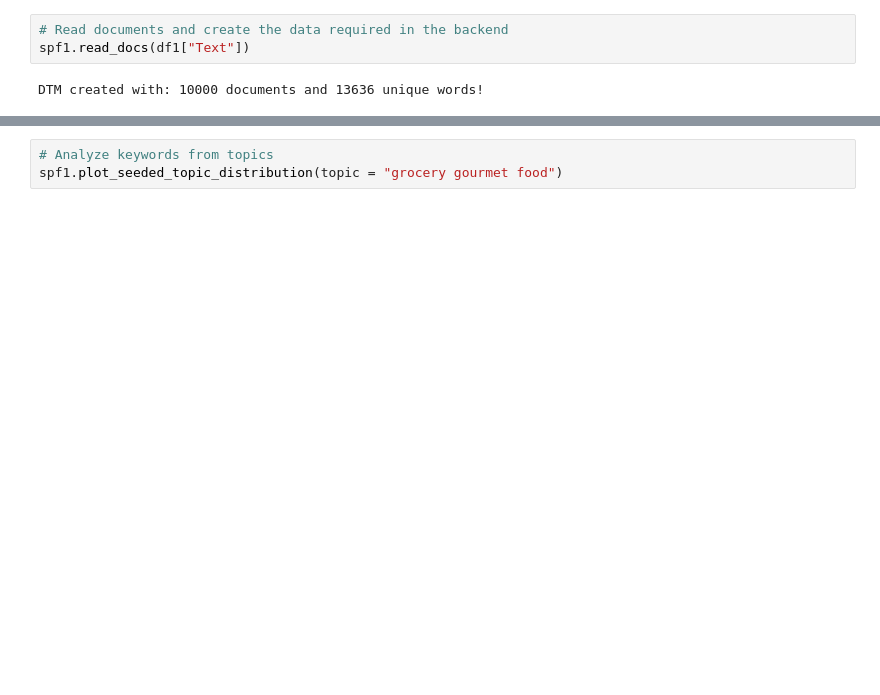
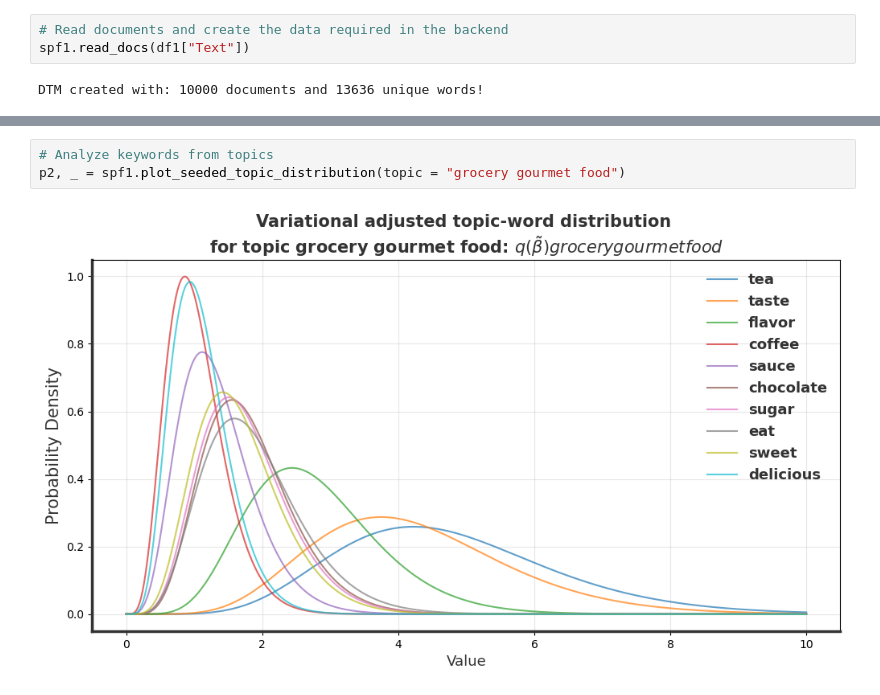
Before and after one commit to BPro2410/Seeded-Poisson-Factorization, a Jupyter notebook: analysis/examples/SPF_example_notebook.ipynb, the cells around one changed output, grey strips where cells are left out. Cells and saved outputs as stored; diff of their text form; blank space fills up the shorter version.

```diff
--- a/analysis/examples/SPF_example_notebook.ipynb
+++ b/analysis/examples/SPF_example_notebook.ipynb
@@ -74,5 +121,7 @@ pprint.pprint(classification_report(df1.Cat1, df1.SPF_estimates))
 # %%
 # Analyze keywords from topics
-spf1.plot_seeded_topic_distribution(topic = "grocery gourmet food")
+p2, _ = spf1.plot_seeded_topic_distribution(topic = "grocery gourmet food")
+# %% [output]
+[figure, added]
 # %%
 # Analyze topic-word distribution of specific words or keywords
```
Also changed, not shown: parts of 8 cells of this notebook, 4 other files.
